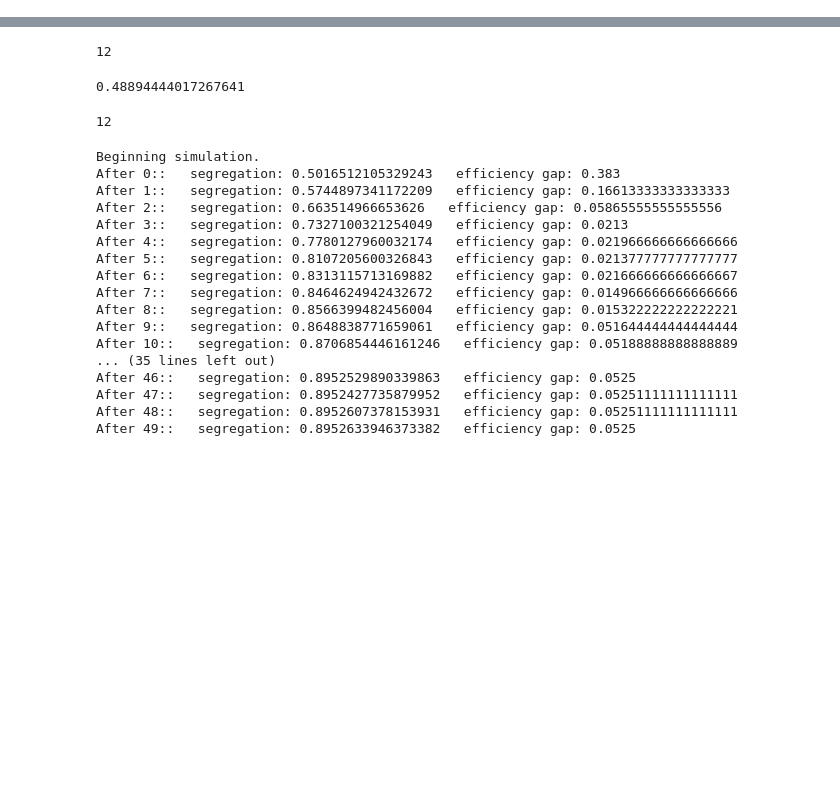
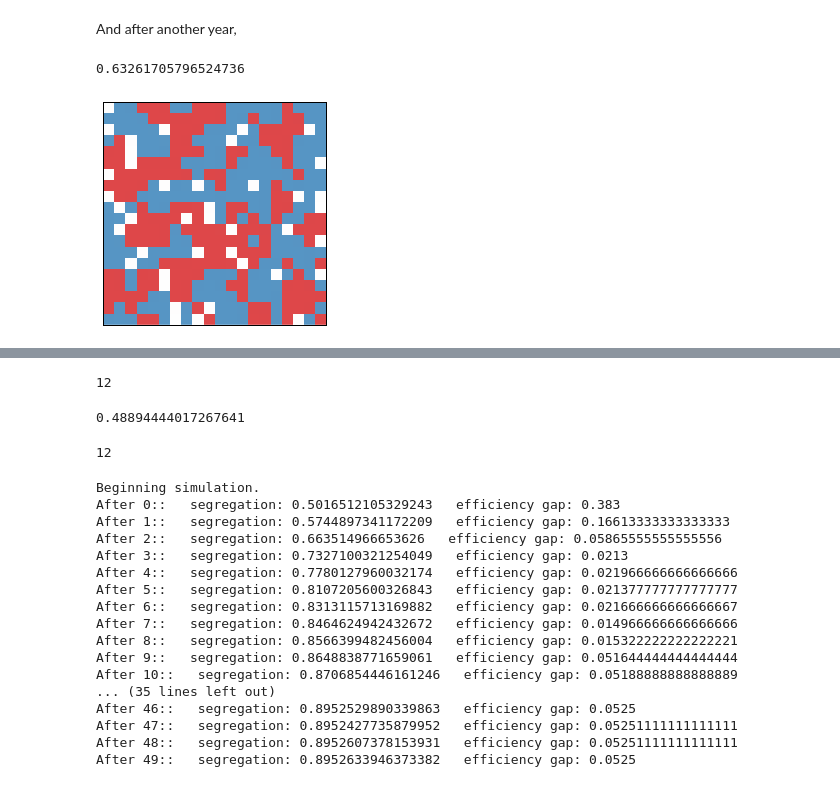
Before and after one commit to davidlowryduda/notebooks, a Jupyter notebook: Gerrymandering/Gerrymandering_Notebook.ipynb, the cells around one changed output, grey strips where cells are left out. Drawn from its saved outputs; the diff is of its cells as text; code cells hidden in the pictures; blank space fills up the shorter version.

```diff
--- a/Gerrymandering/Gerrymandering_Notebook.ipynb
+++ b/Gerrymandering/Gerrymandering_Notebook.ipynb
@@ -487,0 +65,9 @@ dgrid.segregation()
+# %% [markdown]
+And after another year,
+# %%
+grid.step()
+viewer.draw(grid=False)
+grid.segregation()
+# %% [output]
+0.63261705796524736
+[figure, added]
```
Also changed, not shown: parts of 92 cells of this notebook.
